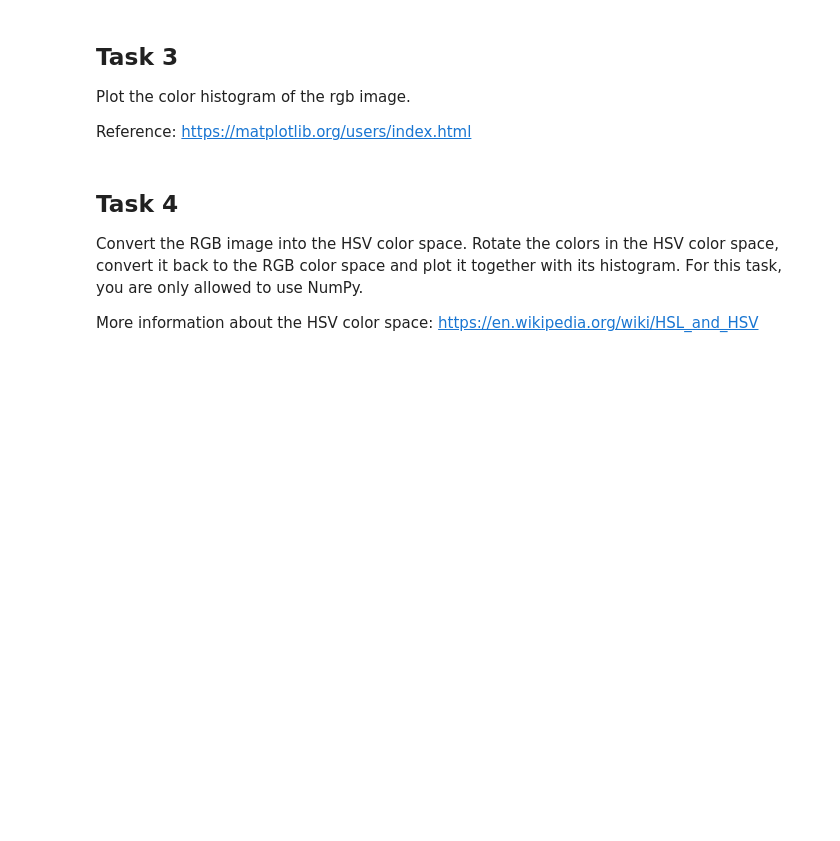
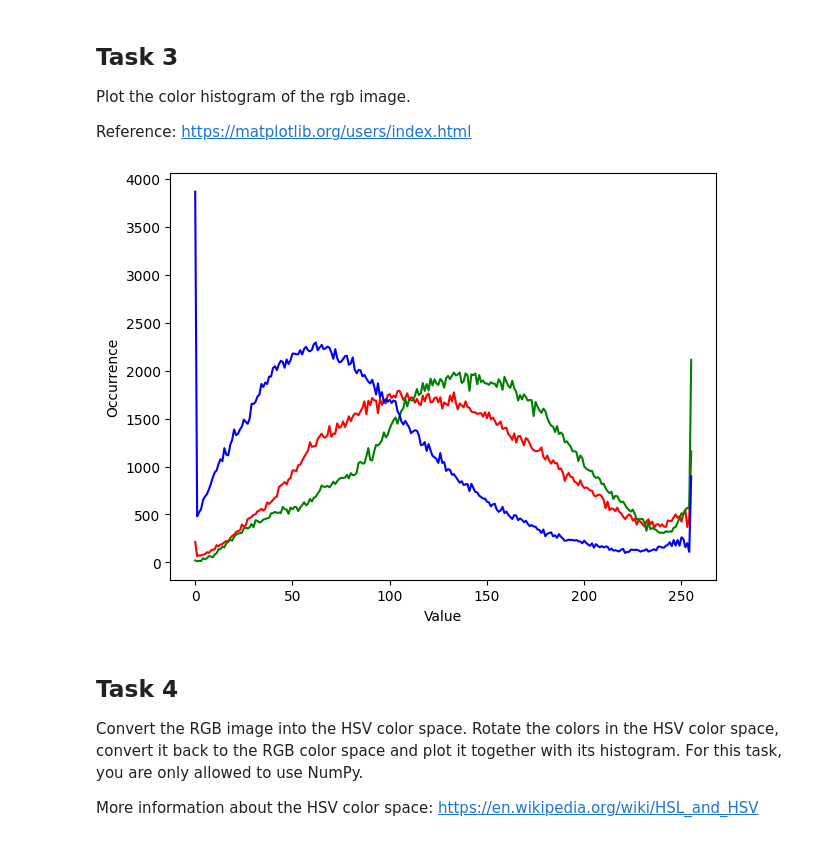
Before and after one commit to vislearn/3dcv-students, a Jupyter notebook: 1.0-tl-scientific-python.ipynb, the cells around one changed output. Drawn from its saved outputs; the diff is of its cells as text; code cells hidden in the pictures; blank space fills up the shorter version.

```diff
--- a/1.0-tl-scientific-python.ipynb
+++ b/1.0-tl-scientific-python.ipynb
@@ -39,8 +39,16 @@ $$
 Also define the following scalar value
 $$k = 5.0$$
 # %%
-# TODO: Create vectors, matrix and scalar value
+# Create vectors, matrix and scalar value
 
+a = np.array([1, 0, 1, 0, 1])
+b = np.array([1, 2, 3, 4, 5])
+M = np.array([
+    [1, 2, 3],
+    [4, 5, 6],
+    [7, 8, 9]
+])
+k = np.float64(5.0)
 
 print(f'a = {a}')
 print(f'b = {b}')
@@ -129,16 +177,26 @@ Reference: https://matplotlib.org/users/index.html
 # %%
 def plot_color_histogram(image):
     '''
     Plot the histogram of each color channel into a single plot.
     Take a look at the scikit-image submodule skimage.exposure
 
     image -- RGB image
     '''
-    # TODO: implement this function
-
-    pass
+    # implement this function
+    red_histogram, _ = skimage.exposure.histogram(image[:,:,0])
+    green_histogram, _ = skimage.exposure.histogram(image[:,:,1])
+    blue_histogram, _ = skimage.exposure.histogram(image[:,:,2])
+    plt.plot(red_histogram, color='red')
+    plt.plot(green_histogram, color='green')
+    plt.plot(blue_histogram, color='blue')
+    plt.xlabel("Value")
+    plt.ylabel("Occurrence")
+    plt.tight_layout()
+    plt.show()
 
 plot_color_histogram(image)
+# %% [output]
+[figure, added]
 # %% [markdown]
 ## Task 4
 
```
Also changed, not shown: parts of 7 cells of this notebook, 1 other file.
